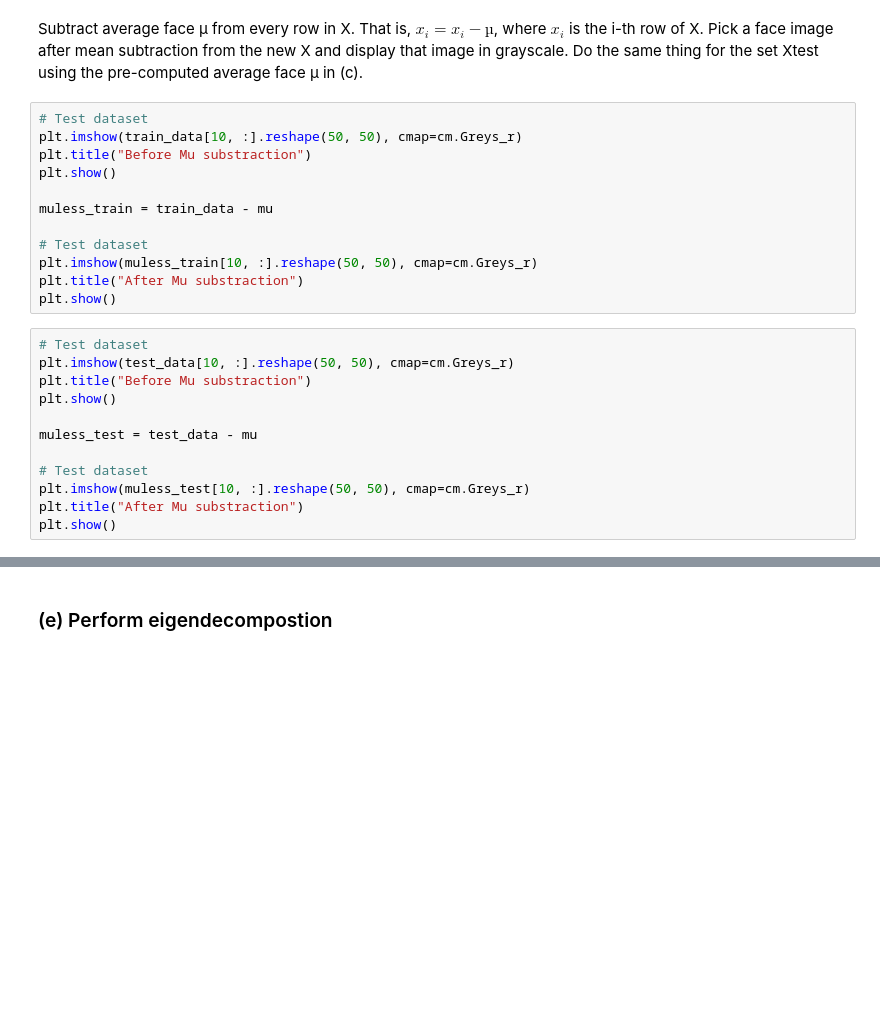
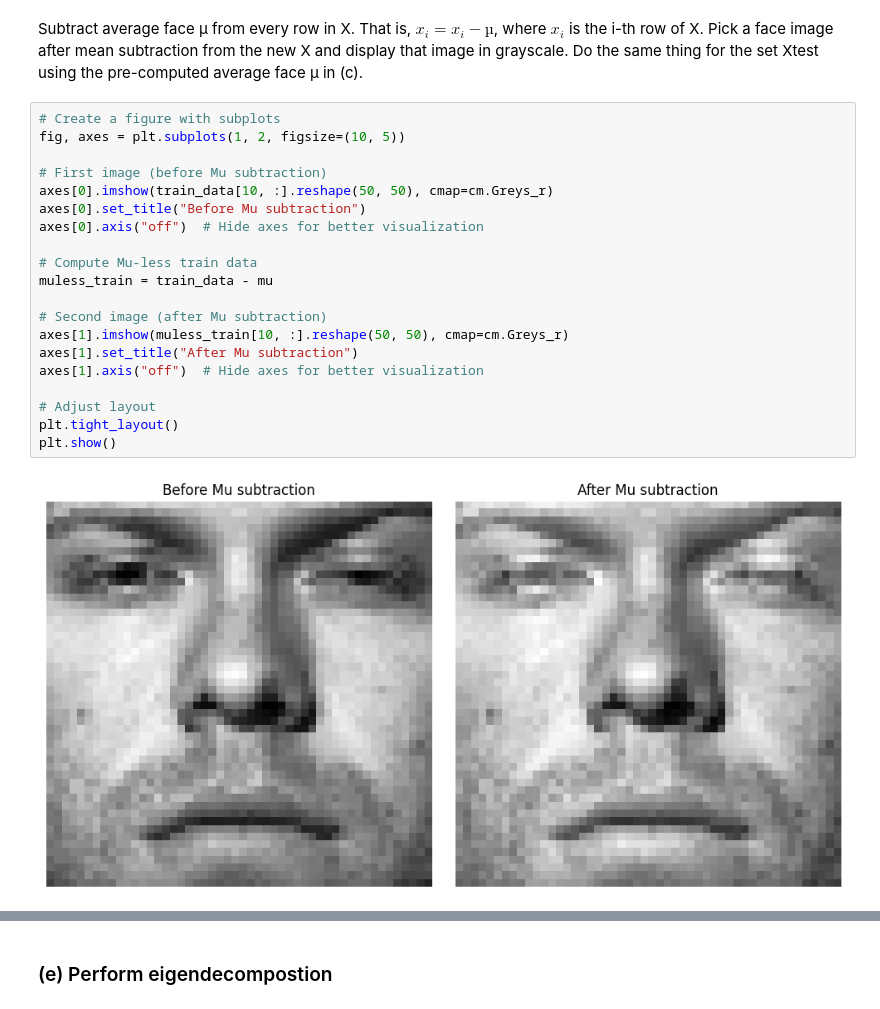
Before and after one commit to Iakovos0997/Eigenface-for-face-recognition, a Jupyter notebook: A3.ipynb, the cells around one changed output, grey strips where cells are left out. Drawn from its saved outputs; the diff is of its cells as text; blank space fills up the shorter version.

Commit message:
Final, smaller edits and plots displayed better.

```diff
--- a/A3.ipynb
+++ b/A3.ipynb
@@ -105,27 +129,25 @@ Subtract average face µ from every row in X. That is, $x_i = x_i−µ$, where
 $x_i$ is the i-th row of X. Pick a face image after mean subtraction from the new X
 and display that image in grayscale. Do the same thing for the set Xtest using the
 pre-computed average face µ in (c).
-# %%
-# Test dataset
-plt.imshow(train_data[10, :].reshape(50, 50), cmap=cm.Greys_r)
-plt.title("Before Mu substraction")
-plt.show()
-
-muless_train = train_data - mu
-
-# Test dataset
-plt.imshow(muless_train[10, :].reshape(50, 50), cmap=cm.Greys_r)
-plt.title("After Mu substraction")
-plt.show()
-# %%
-# Test dataset
-plt.imshow(test_data[10, :].reshape(50, 50), cmap=cm.Greys_r)
-plt.title("Before Mu substraction")
-plt.show()
-
-muless_test = test_data - mu
-
-# Test dataset
-plt.imshow(muless_test[10, :].reshape(50, 50), cmap=cm.Greys_r)
-plt.title("After Mu substraction")
-plt.show()
+# %%
+# Create a figure with subplots
+fig, axes = plt.subplots(1, 2, figsize=(10, 5))
+
+# First image (before Mu subtraction)
+axes[0].imshow(train_data[10, :].reshape(50, 50), cmap=cm.Greys_r)
+axes[0].set_title("Before Mu subtraction")
+axes[0].axis("off")  # Hide axes for better visualization
+
+# Compute Mu-less train data
+muless_train = train_data - mu
+
+# Second image (after Mu subtraction)
+axes[1].imshow(muless_train[10, :].reshape(50, 50), cmap=cm.Greys_r)
+axes[1].set_title("After Mu subtraction")
+axes[1].axis("off")  # Hide axes for better visualization
+
+# Adjust layout
+plt.tight_layout()
+plt.show()
+# %% [output]
+[figure, added]
```
Also changed, not shown: parts of 11 cells of this notebook.
